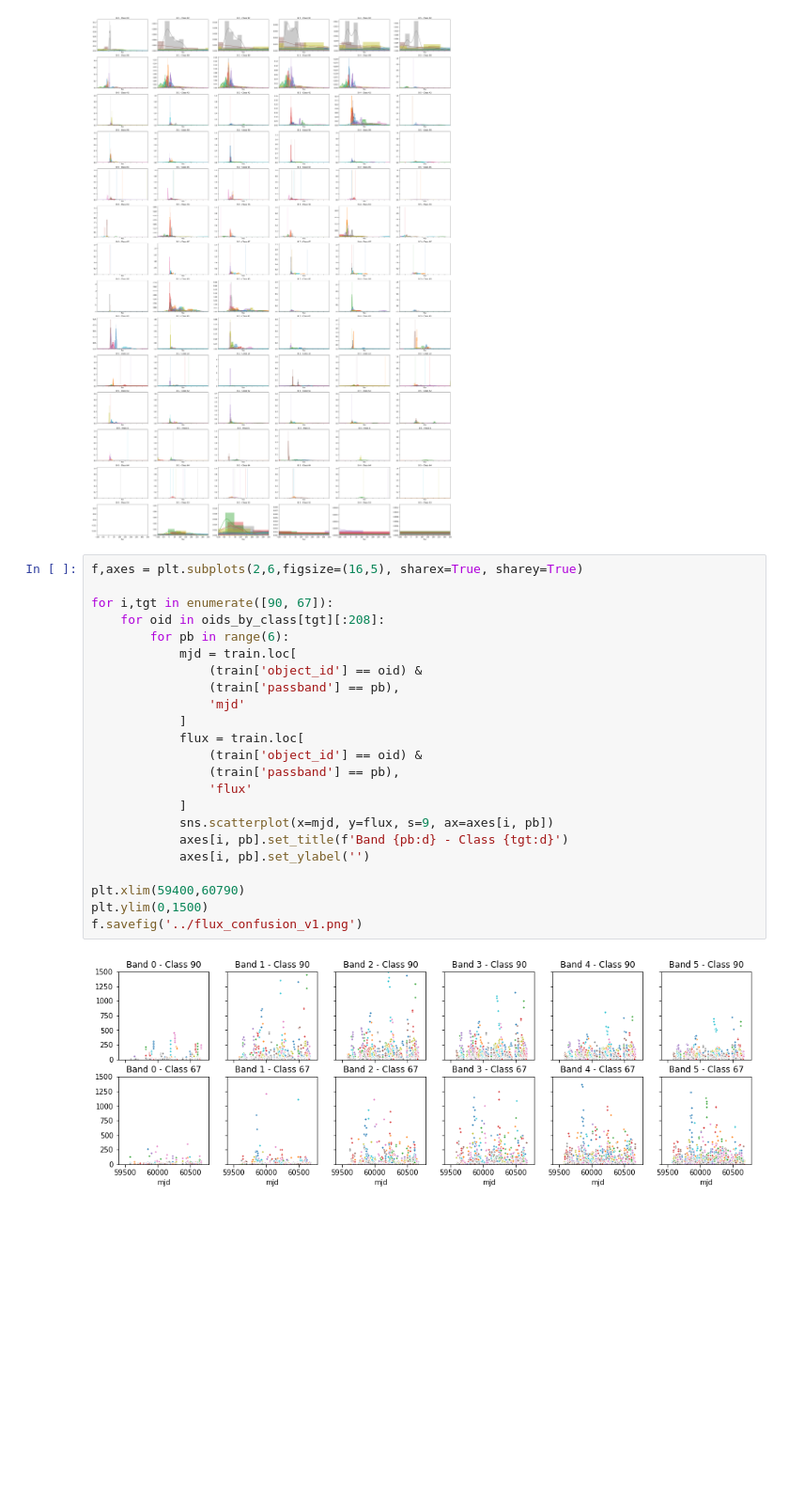
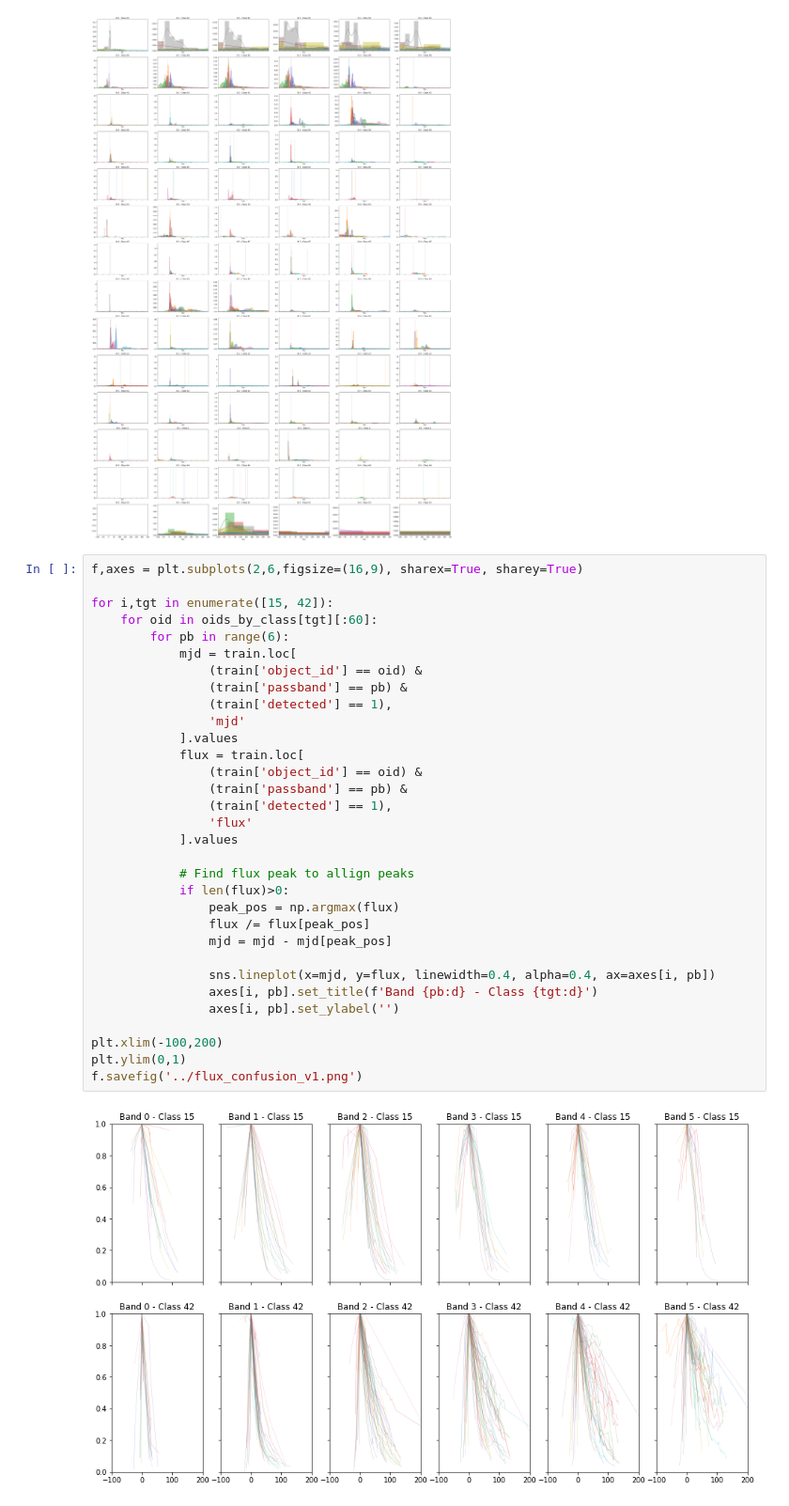
Before and after one commit to miguel-rita/remote_two, a Jupyter notebook: notebooks/confusion_study.ipynb, the cells around one changed output. Shown at 94% size. Drawn from its saved outputs; the diff is of its cells as text; blank space fills up the shorter version.

```diff
--- a/notebooks/confusion_study.ipynb
+++ b/notebooks/confusion_study.ipynb
@@ -39,27 +39,36 @@ f.savefig('../fluxz.png')
 # %% [output]
 [figure]
 # %%
-f,axes = plt.subplots(2,6,figsize=(16,5), sharex=True, sharey=True)
+f,axes = plt.subplots(2,6,figsize=(16,9), sharex=True, sharey=True)
 
-for i,tgt in enumerate([90, 67]):
-    for oid in oids_by_class[tgt][:208]:
+for i,tgt in enumerate([15, 42]):
+    for oid in oids_by_class[tgt][:60]:
         for pb in range(6):
             mjd = train.loc[
                 (train['object_id'] == oid) &
-                (train['passband'] == pb),
+                (train['passband'] == pb) &
+                (train['detected'] == 1),
                 'mjd'
-            ]
+            ].values
             flux = train.loc[
                 (train['object_id'] == oid) &
-                (train['passband'] == pb),
+                (train['passband'] == pb) &
+                (train['detected'] == 1),
                 'flux'
-            ]
-            sns.scatterplot(x=mjd, y=flux, s=9, ax=axes[i, pb])
-            axes[i, pb].set_title(f'Band {pb:d} - Class {tgt:d}')
-            axes[i, pb].set_ylabel('')
+            ].values
 
-plt.xlim(59400,60790)
-plt.ylim(0,1500)
+            # Find flux peak to allign peaks
+            if len(flux)>0:
+                peak_pos = np.argmax(flux)
+                flux /= flux[peak_pos]
+                mjd = mjd - mjd[peak_pos]
+
+                sns.lineplot(x=mjd, y=flux, linewidth=0.4, alpha=0.4, ax=axes[i, pb])
+                axes[i, pb].set_title(f'Band {pb:d} - Class {tgt:d}')
+                axes[i, pb].set_ylabel('')
+
+plt.xlim(-100,200)
+plt.ylim(0,1)
 f.savefig('../flux_confusion_v1.png')
 # %% [output]
-[figure, old version]
+[figure, new version]
```
Also changed, not shown: parts of 2 cells of this notebook, 5 other files.
